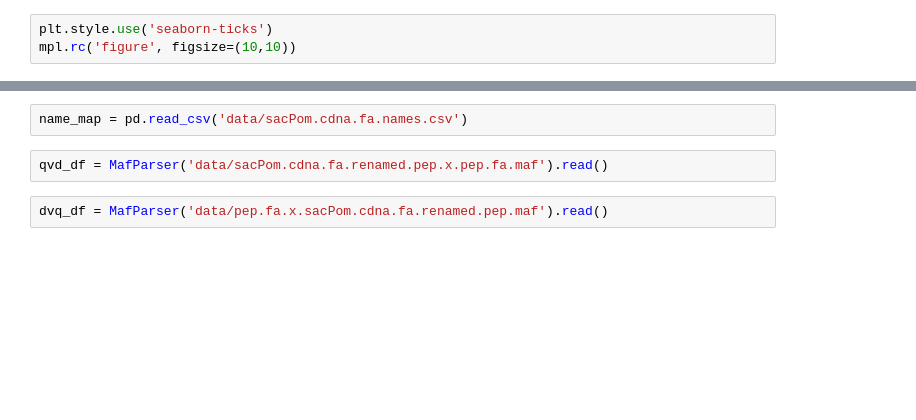
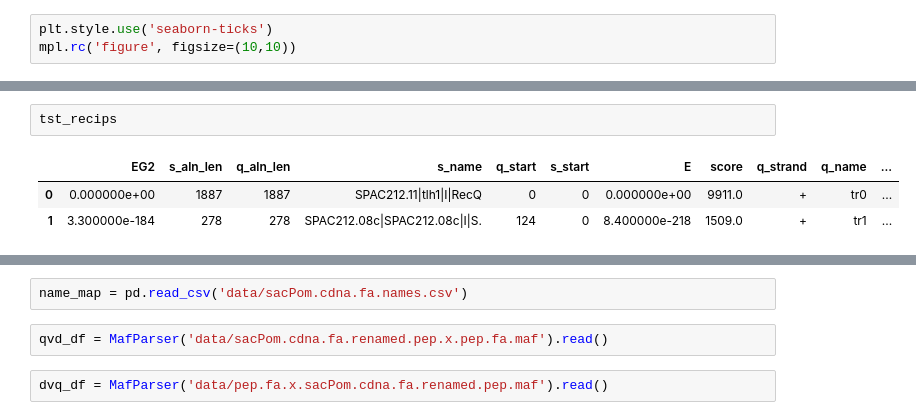
Before and after one commit to camillescott/shmlast, a Jupyter notebook: shmlast_scratch.ipynb, the cells around one changed output, grey strips where cells are left out. Cells and saved outputs as stored; diff of their text form; blank space fills up the shorter version.

```diff
--- a/shmlast_scratch.ipynb
+++ b/shmlast_scratch.ipynb
@@ -41,0 +34,6 @@ bh = hits.BestHits()
+# %%
+tst_recips
+# %% [output]
+|  | EG2 | s_aln_len | q_aln_len | s_name | q_start | s_start | E | score | q_strand | q_name | ... |
+| 0 | 0.000000e+00 | 1887 | 1887 | SPAC212.11|tlh1|I|RecQ | 0 | 0 | 0.000000e+00 | 9911.0 | + | tr0 | ... |
+| 1 | 3.300000e-184 | 278 | 278 | SPAC212.08c|SPAC212.08c|I|S. | 124 | 0 | 8.400000e-218 | 1509.0 | + | tr1 | ... |
```
Also changed, not shown: parts of 25 cells of this notebook, 3 other files.
